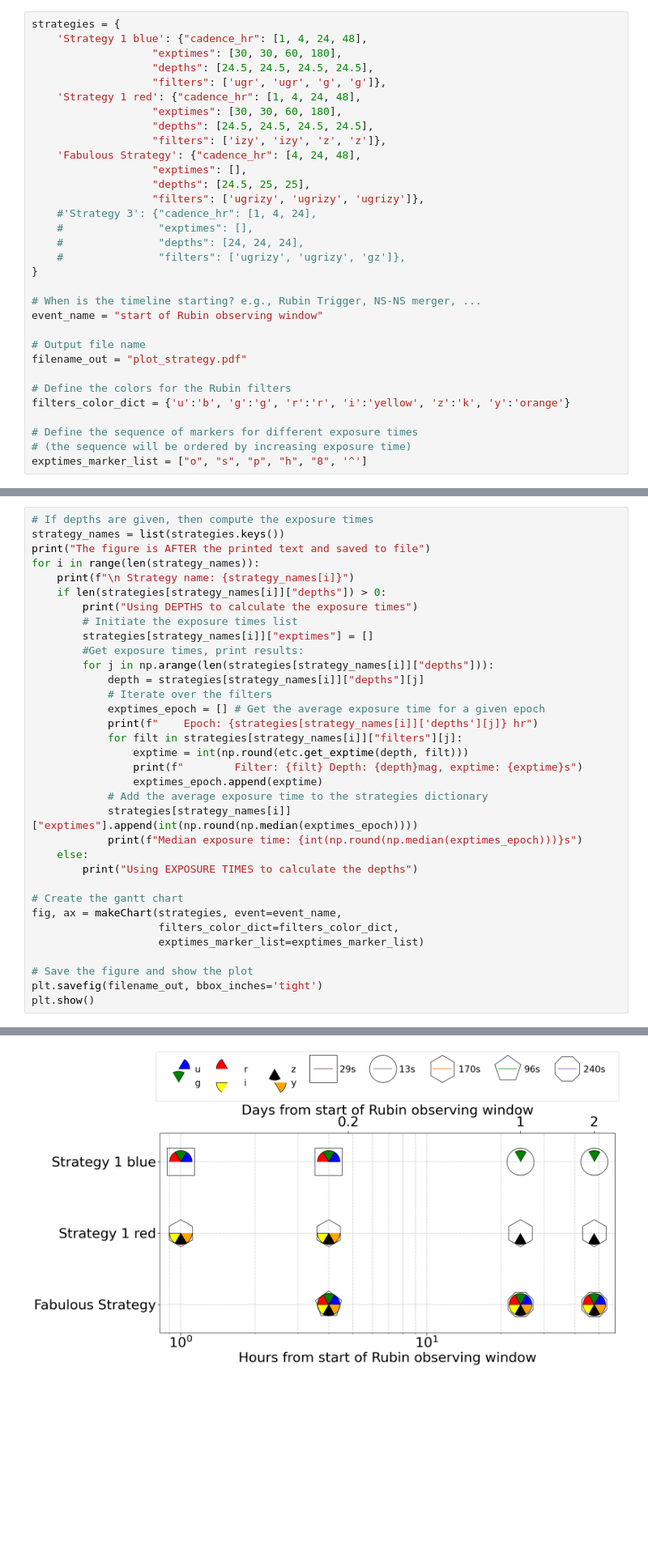
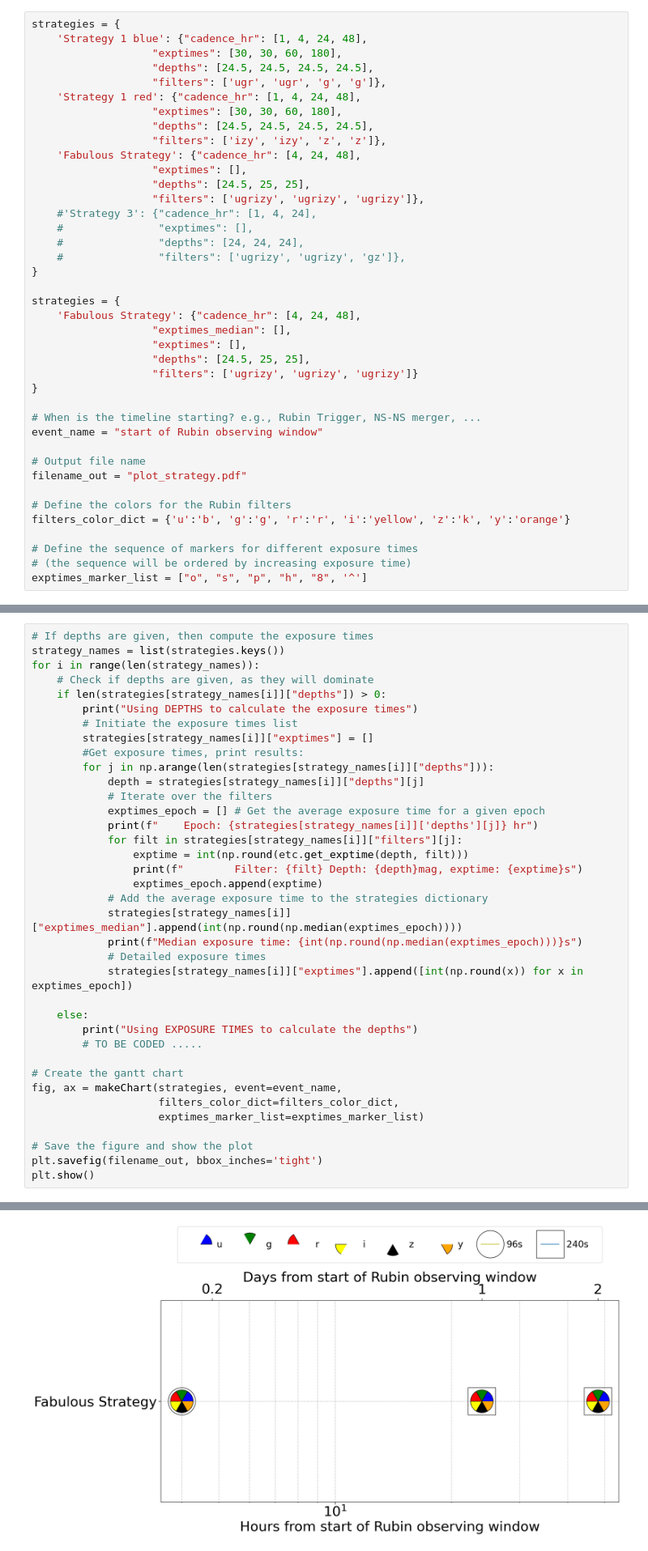
Before and after one commit to igorandreoni/RubinToO2024, a Jupyter notebook: plots_RubinToO2024.ipynb, the cells around one changed output, grey strips where cells are left out. Shown at 81% size. Cells and saved outputs as stored; diff of their text form; blank space fills up the shorter version.

Commit message:
coded etc and time budget

```diff
--- a/plots_RubinToO2024.ipynb
+++ b/plots_RubinToO2024.ipynb
@@ -61,6 +61,14 @@ strategies = {
     #               "filters": ['ugrizy', 'ugrizy', 'gz']},
 }
 
+strategies = {
+    'Fabulous Strategy': {"cadence_hr": [4, 24, 48],
+                   "exptimes_median": [],
+                   "exptimes": [],
+                   "depths": [24.5, 25, 25],
+                   "filters": ['ugrizy', 'ugrizy', 'ugrizy']}
+}
+
 # When is the timeline starting? e.g., Rubin Trigger, NS-NS merger, ...
 event_name = "start of Rubin observing window"
 
@@ -78,9 +86,8 @@ exptimes_marker_list = ["o", "s", "p", "h", "8", '^']
 # %%
 # If depths are given, then compute the exposure times
 strategy_names = list(strategies.keys())
-print("The figure is AFTER the printed text and saved to file")
 for i in range(len(strategy_names)):
-    print(f"\n Strategy name: {strategy_names[i]}")
+    # Check if depths are given, as they will dominate
     if len(strategies[strategy_names[i]]["depths"]) > 0:
         print("Using DEPTHS to calculate the exposure times")
         # Initiate the exposure times list
@@ -96,10 +103,14 @@ for i in range(len(strategy_names)):
                 print(f"        Filter: {filt} Depth: {depth}mag, exptime: {exptime}s")
                 exptimes_epoch.append(exptime)
             # Add the average exposure time to the strategies dictionary
-            strategies[strategy_names[i]]["exptimes"].append(int(np.round(np.median(exptimes_epoch))))
+            strategies[strategy_names[i]]["exptimes_median"].append(int(np.round(np.median(exptimes_epoch))))
             print(f"Median exposure time: {int(np.round(np.median(exptimes_epoch)))}s")
+            # Detailed exposure times
+            strategies[strategy_names[i]]["exptimes"].append([int(np.round(x)) for x in exptimes_epoch])
+
     else:
         print("Using EXPOSURE TIMES to calculate the depths")
+        # TO BE CODED .....
 
 # Create the gantt chart
 fig, ax = makeChart(strategies, event=event_name,
@@ -126,5 +137,5 @@ Median exposure time: 29s
         Filter: i Depth: 25mag, exptime: 150s
         Filter: z Depth: 25mag, exptime: 428s
         Filter: y Depth: 25mag, exptime: 2732s
 Median exposure time: 240s
-[figure, old version]
+[figure, new version]
```
Also changed, not shown: parts of 20 cells of this notebook.
